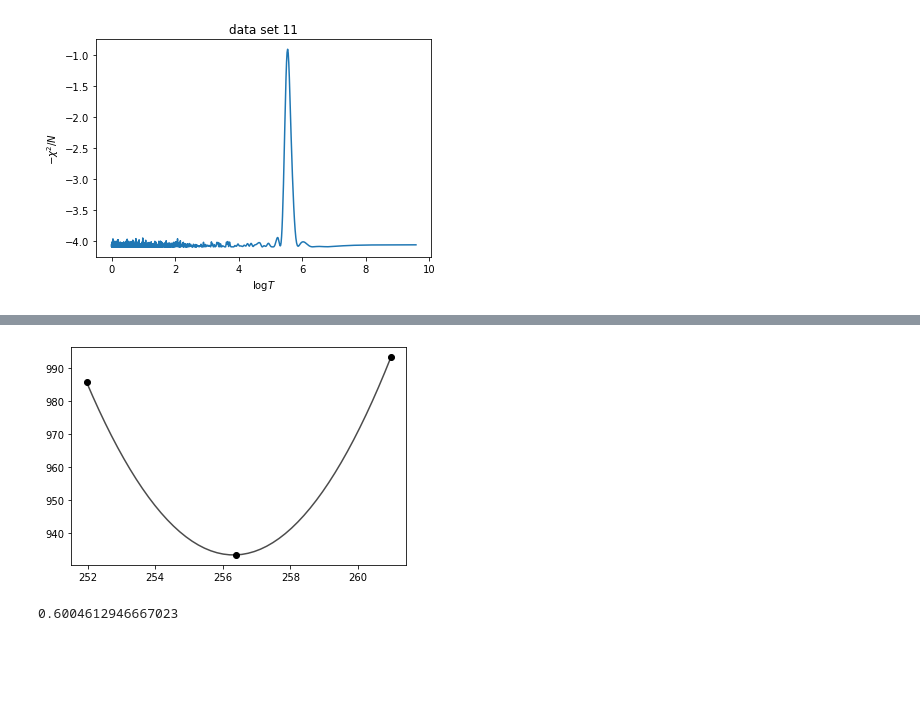
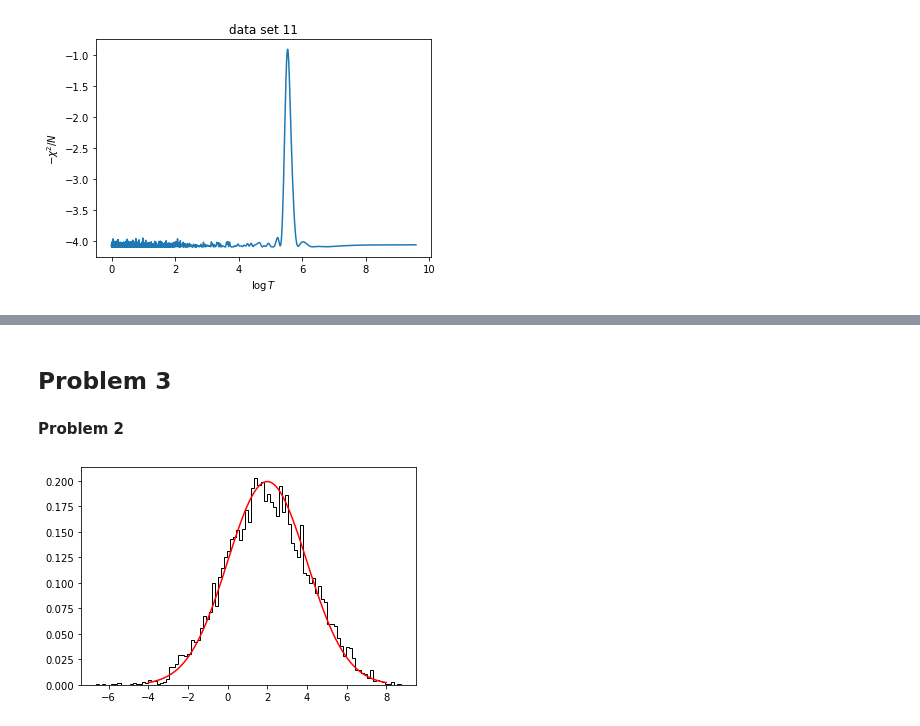
Before and after one commit to krlodeleon/datascience_fall2022, a Jupyter notebook: prob_set_3/ps3.ipynb, the cells around one changed output, grey strips where cells are left out. Saved outputs shown, nothing was run; the diff lists cells and outputs as text; code cells hidden in the pictures; blank space fills up the shorter version.

```diff
--- a/prob_set_3/ps3.ipynb
+++ b/prob_set_3/ps3.ipynb
@@ -222,14 +238,37 @@ parabola_pars = designfit(parabola_sec_x,parabola_sec_y,np.ones(3),const,identit
-# %%
-parabola_sec_x = freq_samples[[max_index-1,max_index,max_index+1]]**(-1)
-parabola_sec_y = -np.array(neg_chisq)[[max_index-1,max_index,max_index+1]]
-parabola_x_fine = np.linspace(min(parabola_sec_x),max(parabola_sec_x))
-
-plt.plot(parabola_x_fine, parabola_pars[0] + parabola_pars[1]*parabola_x_fine + parabola_pars[2]*parabola_x_fine**2, color='black', alpha=0.7)
-plt.scatter(parabola_sec_x,parabola_sec_y, color='black')
-plt.show()
-# %% [output]
-[figure, removed]
-# %%
-parabola_pars[2]**(-1/2)
-# %% [output]
-0.6004612946667023
+# %% [markdown]
+## Problem 3
+# %%
+#Defining Gaussian in 1D
+gaussian1D = lambda x, mean, sigmasq : 1/np.sqrt(2*np.pi*sigmasq) * np.exp((-1/(2*sigmasq))*(x-mean)**2)
+
+#Defining Gaussin in N dims
+def gaussianND(x,mean,cov):
+    centered = np.array(x)-np.array(mean)
+    return 1/np.sqrt((2*np.pi)**(len(x))*np.linalg.det(cov)) * np.exp((-1/2)*np.matmul(centered,np.linalg.solve(np.array(cov),centered)))
+
+#Constructing MHMCMC sampler in N dims
+def mhmcmcND(f,x0,samples,prop_cov):
+    output = [x0]
+    current_x = x0
+
+    for sample in range(samples-1):
+        prop_x = np.random.multivariate_normal(current_x,prop_cov)
+
+        if f(prop_x)/f(current_x) >= np.random.rand():
+            current_x = prop_x
+
+        output.append(current_x)
+
+    return np.array(output)
+# %% [markdown]
+**Problem 2**
+# %%
+#PDF 1
+
+pdf1 = lambda x : gaussianND(x,2,[[4]])
+points = mhmcmcND(pdf1,[0],10000,[[1]])
+plt.hist(points,density=True,bins=100,histtype='step',color='black')
+plt.plot(np.linspace(-4,8,100),gaussian1D(np.linspace(-4,8,100),2,4),color='red')
+plt.show()
+# %% [output]
+[figure, added]
```
Also changed, not shown: parts of 23 cells of this notebook.
